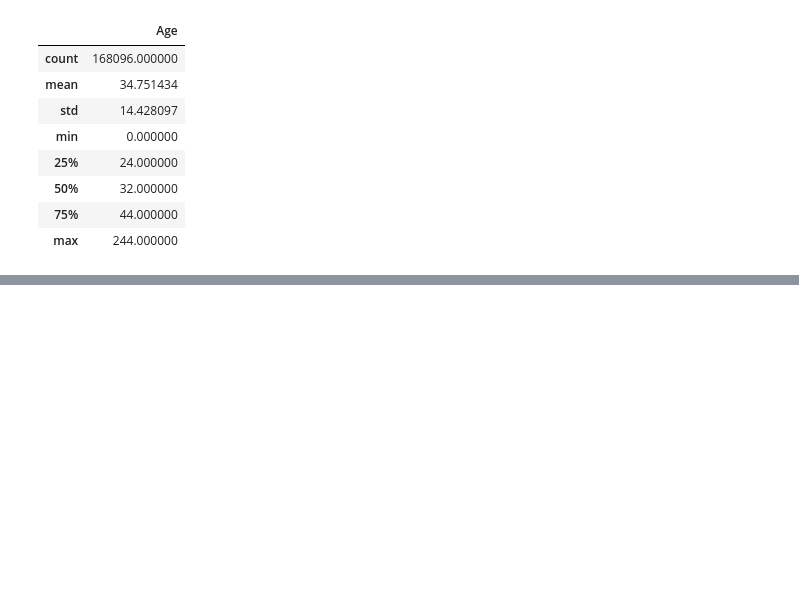
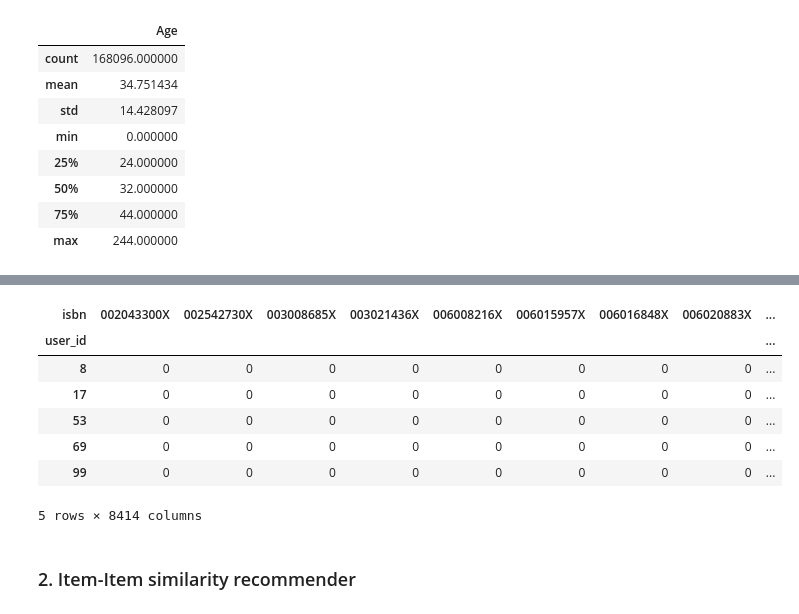
Before and after one commit to huang33j/summitworks_data_science_project, a Jupyter notebook: Recommendation System for Book Rental.ipynb, the cells around one changed output, grey strips where cells are left out. Cells and saved outputs as stored; diff of their text form; code cells hidden in the pictures; blank space fills up the shorter version.

```diff
--- a/Recommendation System for Book Rental.ipynb
+++ b/Recommendation System for Book Rental.ipynb
@@ -117,0 +150,2 @@ data.head()
+# %%
+df_user_count = df_user_count[df_user_count > 5]
@@ -117,0 +167,4 @@ data.head()
+# %%
+# Reorder dataframe
+df_cleaned = rating.set_index('user_id').ix[df_user_count.index].reset_index()
+df_cleaned.head()
@@ -117,0 +202,20 @@ data.head()
+# %%
+# convert to document, word like matrix
+df_utility = pd.pivot_table(data=df_cleaned,
+                            values='rating', # fill with stars
+                            index='user_id', # rows
+                            columns='isbn', # columns
+                            fill_value=0) # fill missings
+# %%
+df_utility.head()
+# %% [output]
+| isbn | 002043300X | 002542730X | 003008685X | 003021436X | 006008216X | 006015957X | 006016848X | 006020883X | ... |
+| user_id |  |  |  |  |  |  |  |  | ... |
+| 8 | 0 | 0 | 0 | 0 | 0 | 0 | 0 | 0 | ... |
+| 17 | 0 | 0 | 0 | 0 | 0 | 0 | 0 | 0 | ... |
+| 53 | 0 | 0 | 0 | 0 | 0 | 0 | 0 | 0 | ... |
+| 69 | 0 | 0 | 0 | 0 | 0 | 0 | 0 | 0 | ... |
+| 99 | 0 | 0 | 0 | 0 | 0 | 0 | 0 | 0 | ... |
+5 rows × 8414 columns
+# %% [markdown]
+### 2. Item-Item similarity recommender
```
Also changed, not shown: parts of 36 cells of this notebook.
